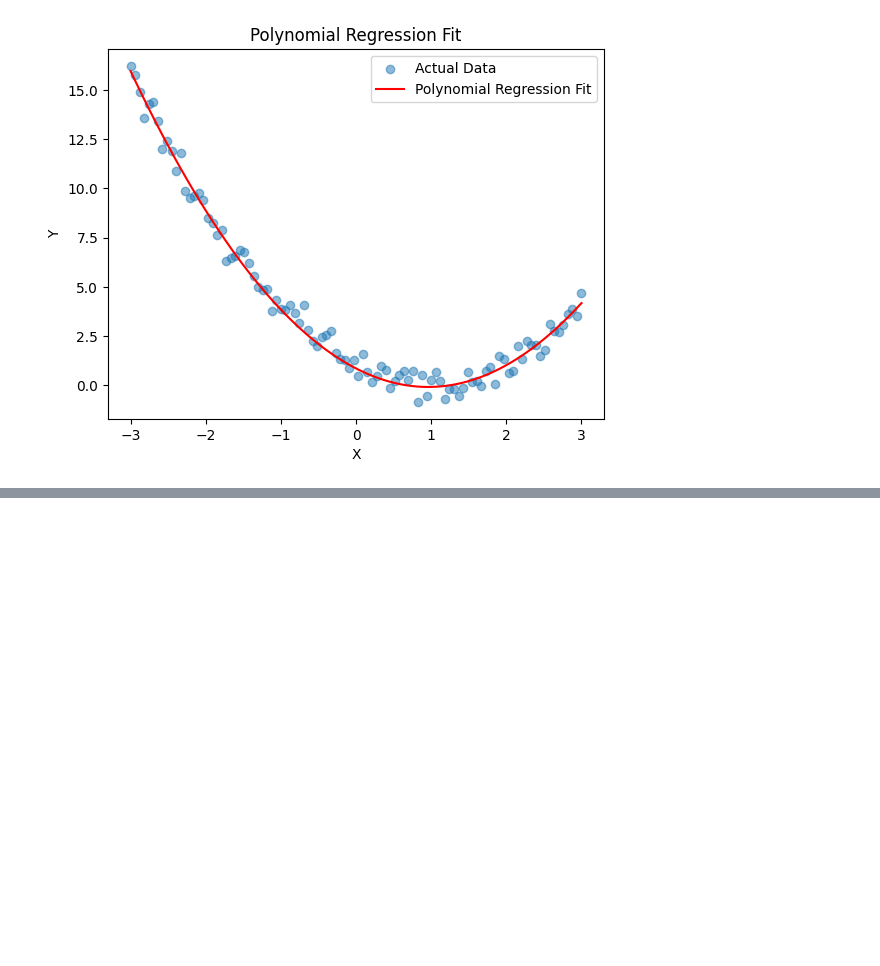
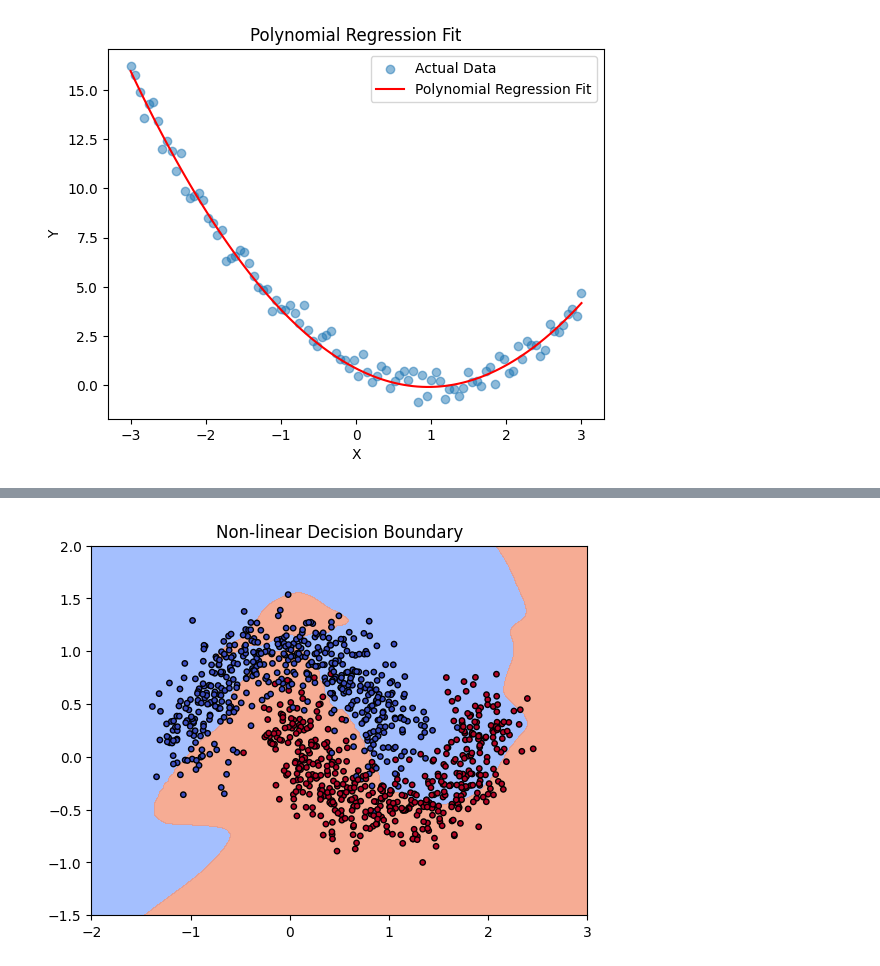
Before and after one commit to norhum/deep_learning, a Jupyter notebook: hero_from_zero.ipynb, the cells around one changed output, grey strips where cells are left out. Drawn from its saved outputs; the diff is of its cells as text; code cells hidden in the pictures; blank space fills up the shorter version.

```diff
--- a/hero_from_zero.ipynb
+++ b/hero_from_zero.ipynb
@@ -255,3 +255,78 @@ Epoch 80/100, Loss: 0.25077956914901733
 Epoch 90/100, Loss: 0.2415345311164856
 Epoch 100/100, Loss: 0.2352185696363449
 [figure]
+# %%
+import torch
+import torch.nn as nn
+import torch.optim as optim
+import torch.nn.functional as F
+import matplotlib.pyplot as plt
+import numpy as np
+from sklearn.datasets import make_moons
+
+# 1. Generate non-linear dataset (moon-shaped)
+n_samples = 1000
+x, y = make_moons(n_samples=n_samples, noise=0.2, random_state=0)
+print(x.shape, y.shape)
+
+# Convert to torch tensors
+X = torch.tensor(x, dtype=torch.float32)
+Y = torch.tensor(y, dtype=torch.float32).unsqueeze(1)
+print(X.shape, Y.shape)
+
+# 2. Define the neural network model
+class NonLinearClassifier(nn.Module):
+    def __init__(self):
+        super(NonLinearClassifier, self).__init__()
+        self.fc1 = nn.Linear(2, 32)  # Input layer (2 inputs)
+        self.fc2 = nn.Linear(32, 64)  # Hidden layer (16 to 32 units)
+        self.fc3 = nn.Linear(64, 1)  # Output layer (1 output, binary classification)
+        self.bn1 = nn.BatchNorm1d(2)
+        self.bn2 = nn.BatchNorm1d(32)
+        self.bn3 = nn.BatchNorm1d(64)
+
+    def forward(self, x):
+        x = F.gelu(self.fc1(self.bn1(x)))
+        x = F.gelu(self.fc2(self.bn2(x)))
+        x = torch.sigmoid(self.fc3(self.bn3(x)))
+        return x
+
+# Initialize the model, loss function, and optimizer
+model = NonLinearClassifier()
+criterion = nn.BCELoss()  # Binary Cross-Entropy Loss
+optimizer = optim.AdamW(model.parameters(), lr=0.01)
+scheduler = torch.optim.lr_scheduler.StepLR(optimizer, step_size=1000, gamma=0.2)
+
+# 3. Training loop
+epochs = 5000
+for epoch in range(epochs):
+    model.train()
+
+    # Forward pass
+    y_pred = model(X)
+
+    # Compute loss
+    loss = criterion(y_pred, Y)
+
+    # Backward pass and optimization
+    optimizer.zero_grad()
+    loss.backward()
+    optimizer.step()
+
+    # Print loss every 100 epochs
+    if (epoch+1) % 500 == 0:
+        print(f'Epoch [{epoch+1}/{epochs}], Loss: {loss.item():.4f}')
+
+# 4. Plot the results
+# Generate a grid of points to visualize the decision boundary
+xx, yy = np.meshgrid(np.linspace(-2, 3, 100), np.linspace(-1.5, 2, 100))
+grid = torch.tensor(np.c_[xx.ravel(), yy.ravel()], dtype=torch.float32)
+with torch.no_grad():
+    Z = model(grid).reshape(xx.shape)
+
+# Plot decision boundary and data points
+plt.contourf(xx, yy, Z, levels=[0, 0.5, 1], alpha=0.8, cmap='coolwarm')
+plt.scatter(x[:, 0], x[:, 1], c=y, edgecolor='k', s=15, cmap='coolwarm')
+plt.title('Non-linear Decision Boundary')
+plt.show()
+# %% [output]
@@ -257,0 +345 @@ Epoch 100/100, Loss: 0.2352185696363449
+[figure, added]
```
Also changed, not shown: parts of 1 cell of this notebook.
